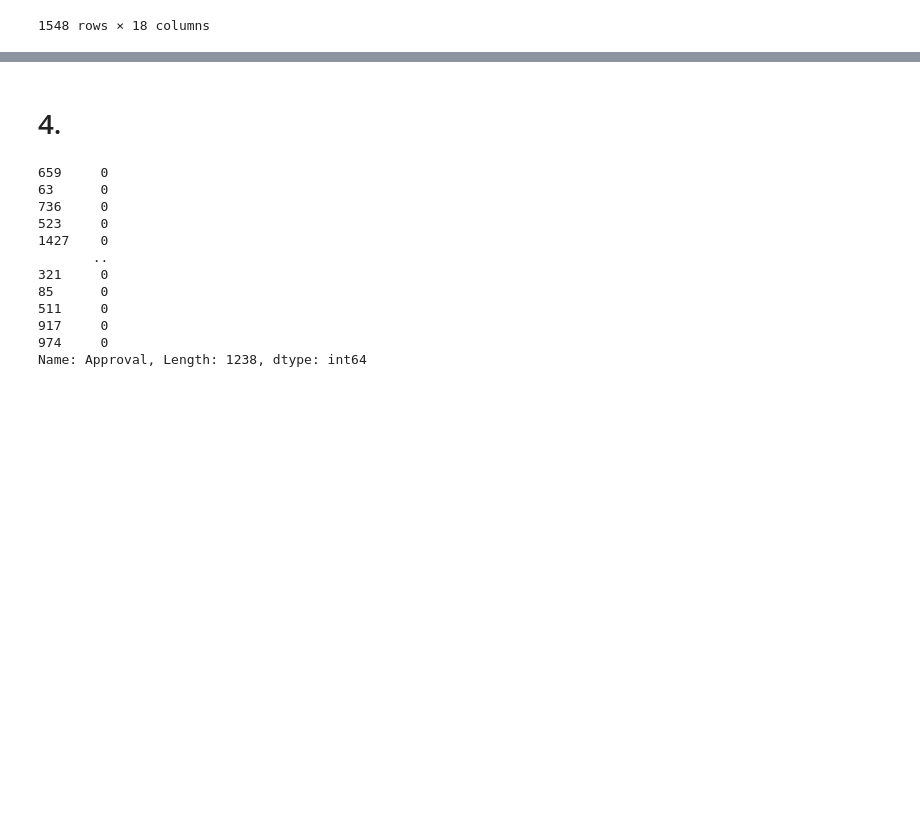
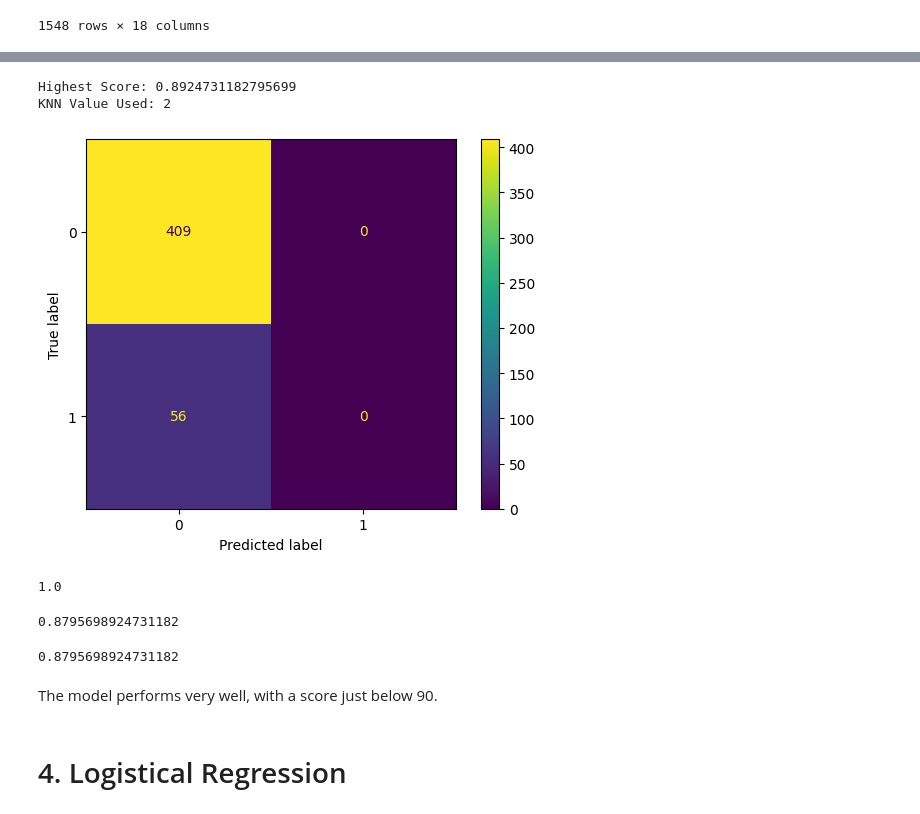
Before and after one commit to Carterdel/carterdelargy_csci_1070, a Jupyter notebook: week_6_homework.ipynb, the cells around one changed output, grey strips where cells are left out. Drawn from its saved outputs; the diff is of its cells as text; code cells hidden in the pictures; blank space fills up the shorter version.

```diff
--- a/week_6_homework.ipynb
+++ b/week_6_homework.ipynb
@@ -181,0 +188,40 @@ credit_df
+# %%
+def knn_test_all(target_df: str, target_column: str, knn_max_val: int) -> str:
+    from sklearn.metrics import confusion_matrix, ConfusionMatrixDisplay
+    credit_df.columns = credit_df.columns.astype(str)
+    X = target_df.drop(target_column, axis=1)
+    y = target_df[target_column]
+
+    X_train, X_test, y_train, y_test = train_test_split(X, y, test_size = 0.3, random_state = 13)
+
+    sc = StandardScaler()
+    X_train = sc.fit_transform(X_train)
+    X_test = sc.fit_transform(X_test)
+
+    # looks for max
+    knn_list = []
+    knn_val = 1
+    while knn_val <= knn_max_val:
+        knn = KNeighborsClassifier(n_neighbors=knn_val)
+        knn.fit(X_train, y_train)
+        knn_list.append(knn.score(X_test, y_test))
+        knn_val = knn_val + 1
+    # print(knn_list)
+    knn_max = (max(knn_list))
+    knn_val_in_list = (knn_list.index(knn_max))
+    print('Highest Score:', knn_max)
+    print('KNN Value Used:', knn_val_in_list + 1)
+    y_pred = knn.predict(X_test)
+    ConfusionMatrixDisplay.from_estimator(knn, X_test, y_test)
+
+def precision_and_recall(calc_type: str, tp: int, tn: int,
+                                fp: int, fn: int) -> float:
+    if calc_type == "precision":
+        value = tp / (tp + fp)
+        return value
+    elif calc_type == "recall":
+        value = tp / (tp + fn)
+        return value
+    elif calc_type == "accuracy":
+        value = (tp + tn) / (tp+tn+fp+fn)
+        return value
@@ -182,2 +230,25 @@ credit_df
+# %%
+knn_test_all(credit_df, 'label', 30)
+# This function puts all of the knn values into a list from 1 to the max you put in
+# It then finds the max of the list, and what knn value that was, and prints it
+# This shows the maximum knn value for this df is 2.
+# %% [output]
+Highest Score: 0.8924731182795699
+KNN Value Used: 2
+[figure, added]
+# %%
+precision_and_recall("precision", 409, 0, 0, 56)
+# %% [output]
+1.0
+# %%
+precision_and_recall("recall", 409, 0, 0, 56)
+# %% [output]
+0.8795698924731182
+# %%
+precision_and_recall("accuracy", 409, 0, 0, 56)
+# %% [output]
+0.8795698924731182
+# %% [markdown]
+The model performs very well, with a score just below 90.
 # %% [markdown]
-# 4.
+# 4. Logistical Regression
@@ -197,15 +254,0 @@ model = LogisticRegression()
-# %%
-y_train
-# %% [output]
-659     0
-63      0
-736     0
-523     0
-1427    0
-       ..
-321     0
-85      0
-511     0
-917     0
-974     0
-Name: Approval, Length: 1238, dtype: int64
```
Also changed, not shown: parts of 33 cells of this notebook, 1 other file.
